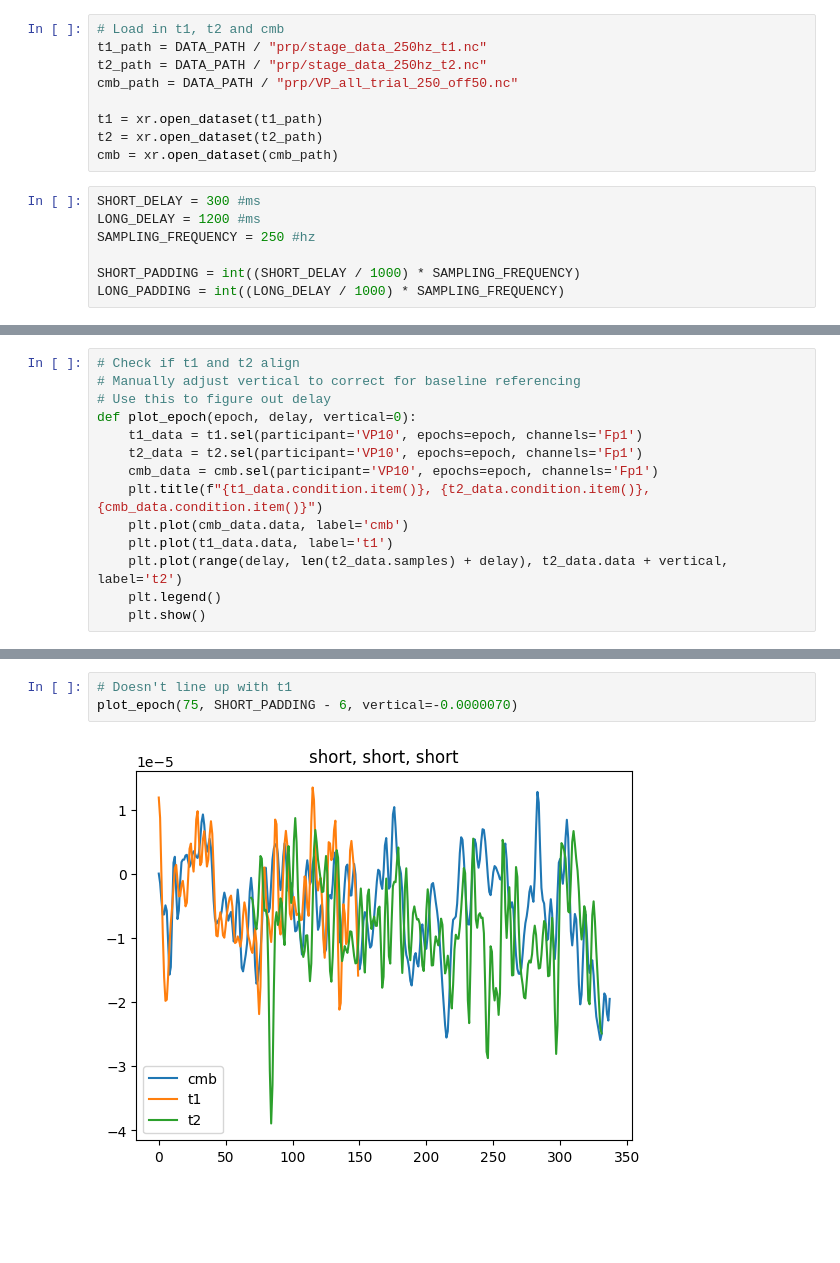
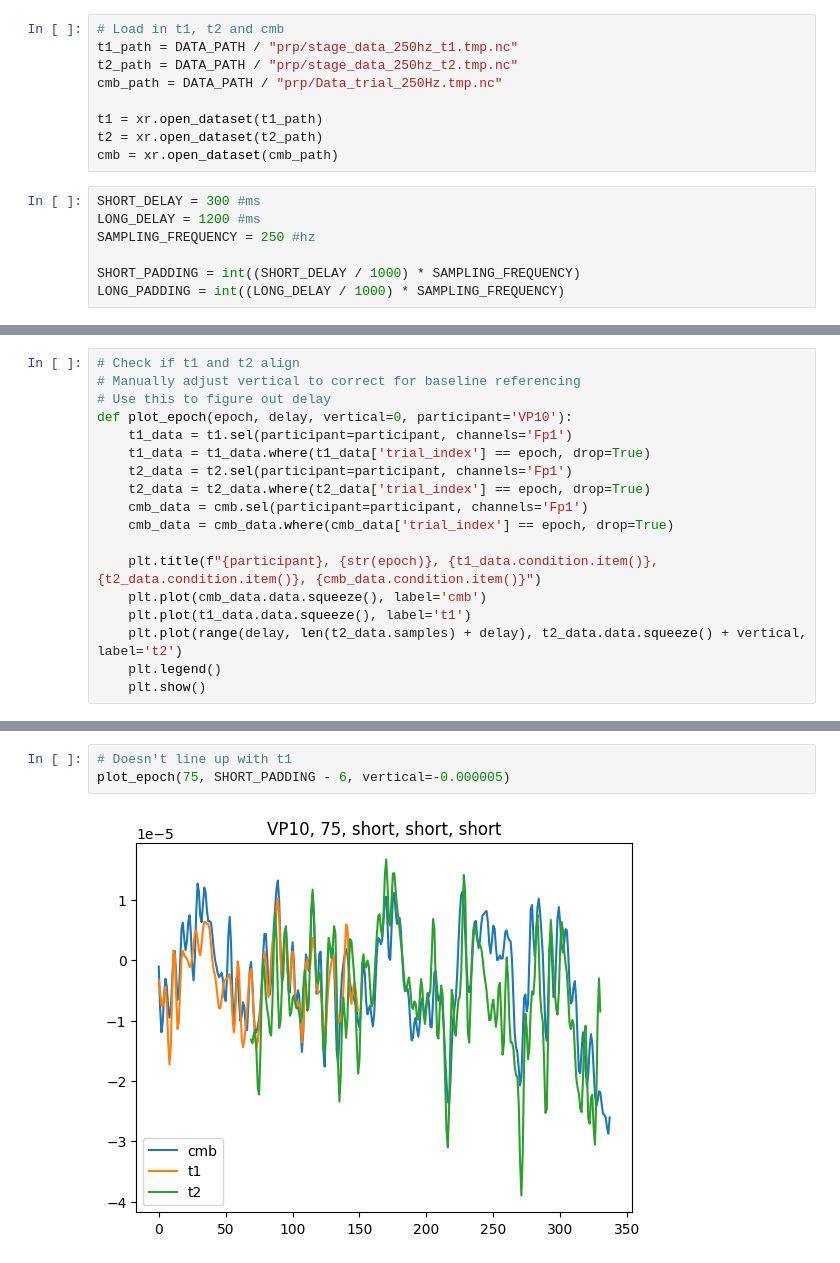
Before and after one commit to rickdott/prp, a Jupyter notebook: notebooks/delay_analysis.ipynb, the cells around one changed output, grey strips where cells are left out. Cells and saved outputs as stored; diff of their text form; blank space fills up the shorter version.

```diff
--- a/notebooks/delay_analysis.ipynb
+++ b/notebooks/delay_analysis.ipynb
@@ -18,9 +18,9 @@ import os
 DATA_PATH = Path(os.getenv("DATA_PATH"))
 # %%
 # Load in t1, t2 and cmb
-t1_path = DATA_PATH / "prp/stage_data_250hz_t1.nc"
-t2_path = DATA_PATH / "prp/stage_data_250hz_t2.nc"
-cmb_path = DATA_PATH / "prp/VP_all_trial_250_off50.nc"
+t1_path = DATA_PATH / "prp/stage_data_250hz_t1.tmp.nc"
+t2_path = DATA_PATH / "prp/stage_data_250hz_t2.tmp.nc"
+cmb_path = DATA_PATH / "prp/Data_trial_250Hz.tmp.nc"
 
 t1 = xr.open_dataset(t1_path)
 t2 = xr.open_dataset(t2_path)
@@ -36,14 +55,18 @@ LONG_PADDING = int((LONG_DELAY / 1000) * SAMPLING_FREQUENCY)
 # Check if t1 and t2 align
 # Manually adjust vertical to correct for baseline referencing
 # Use this to figure out delay
-def plot_epoch(epoch, delay, vertical=0):
-    t1_data = t1.sel(participant='VP10', epochs=epoch, channels='Fp1')
-    t2_data = t2.sel(participant='VP10', epochs=epoch, channels='Fp1')
-    cmb_data = cmb.sel(participant='VP10', epochs=epoch, channels='Fp1')
-    plt.title(f"{t1_data.condition.item()}, {t2_data.condition.item()}, {cmb_data.condition.item()}")
-    plt.plot(cmb_data.data, label='cmb')
-    plt.plot(t1_data.data, label='t1')
-    plt.plot(range(delay, len(t2_data.samples) + delay), t2_data.data + vertical, label='t2')
+def plot_epoch(epoch, delay, vertical=0, participant='VP10'):
+    t1_data = t1.sel(participant=participant, channels='Fp1')
+    t1_data = t1_data.where(t1_data['trial_index'] == epoch, drop=True)
+    t2_data = t2.sel(participant=participant, channels='Fp1')
+    t2_data = t2_data.where(t2_data['trial_index'] == epoch, drop=True)
+    cmb_data = cmb.sel(participant=participant, channels='Fp1')
+    cmb_data = cmb_data.where(cmb_data['trial_index'] == epoch, drop=True)
+
+    plt.title(f"{participant}, {str(epoch)}, {t1_data.condition.item()}, {t2_data.condition.item()}, {cmb_data.condition.item()}")
+    plt.plot(cmb_data.data.squeeze(), label='cmb')
+    plt.plot(t1_data.data.squeeze(), label='t1')
+    plt.plot(range(delay, len(t2_data.samples) + delay), t2_data.data.squeeze() + vertical, label='t2')
     plt.legend()
     plt.show()
 # %%
@@ -59,5 +82,5 @@ plot_epoch(2, SHORT_PADDING - 6, 0.000007)
 # %%
 # Doesn't line up with t1
-plot_epoch(75, SHORT_PADDING - 6, vertical=-0.0000070)
+plot_epoch(75, SHORT_PADDING - 6, vertical=-0.000005)
 # %% [output]
-[figure, old version]
+[figure, new version]
```
Also changed, not shown: parts of 10 cells of this notebook, 3 other files.
